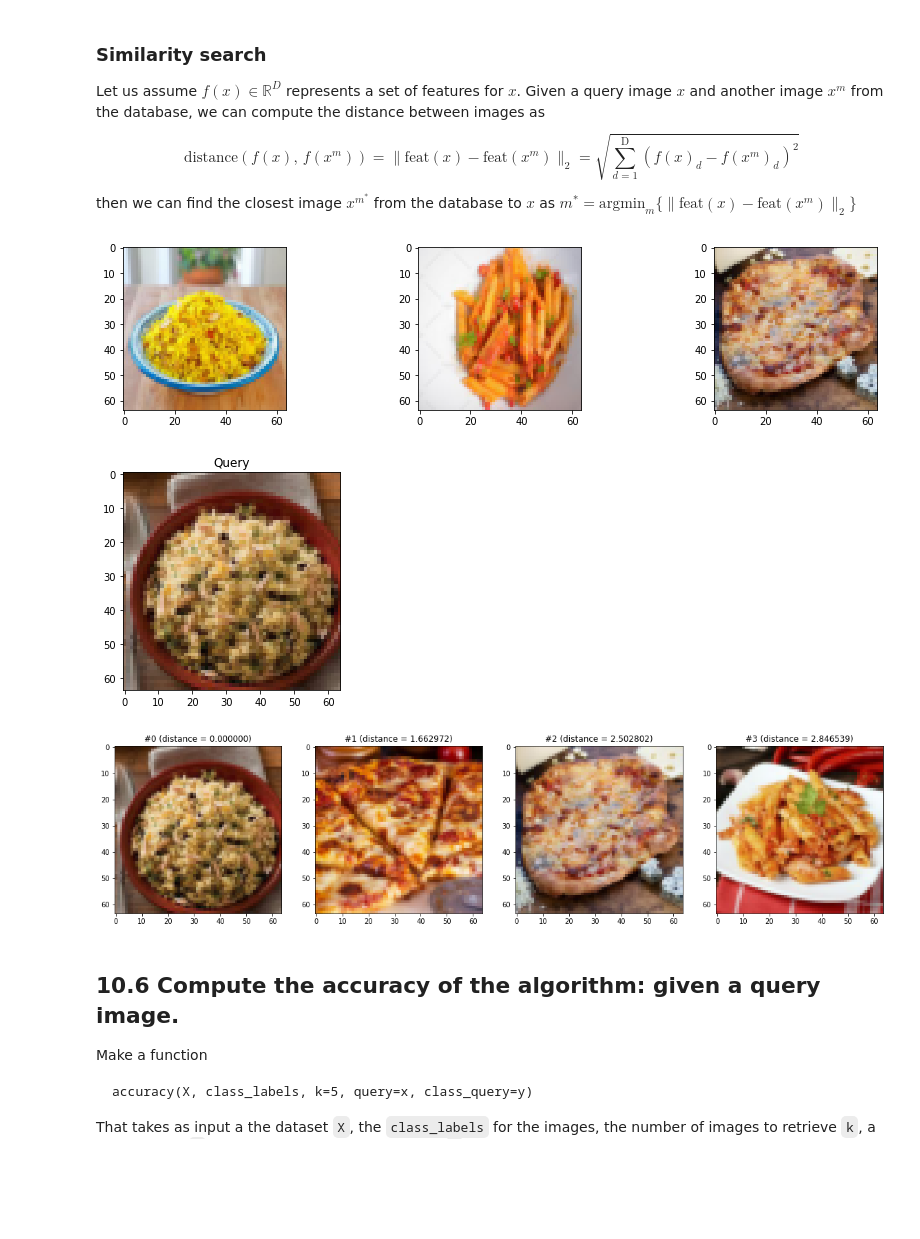
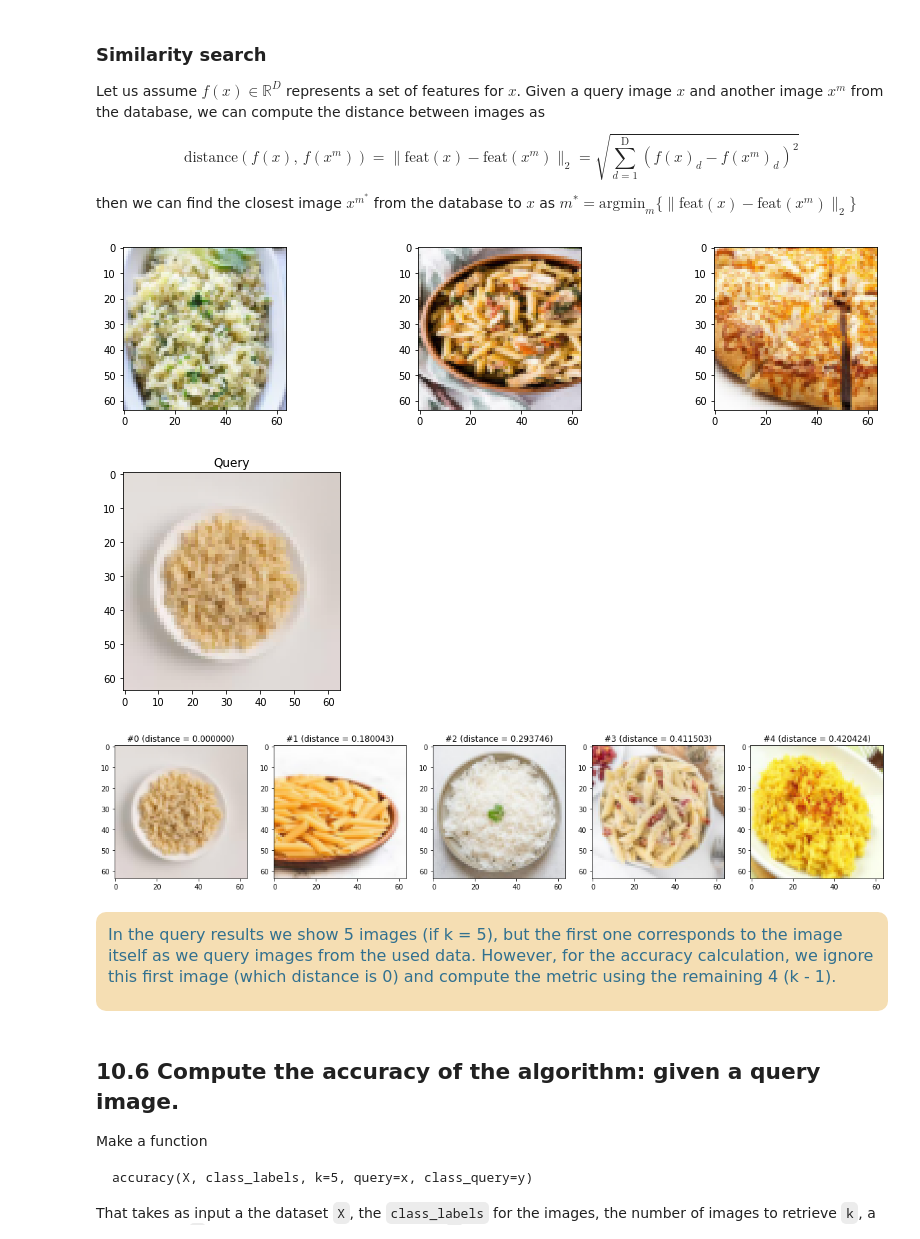
Before and after one commit to jdecid/MAI-CV, a Jupyter notebook: labs/s10/P10_JordiArmengol_JosepDeCid.ipynb, the cells around one changed output. Saved outputs shown, nothing was run; the diff lists cells and outputs as text; code cells hidden in the pictures; blank space fills up the shorter version.

```diff
--- a/labs/s10/P10_JordiArmengol_JosepDeCid.ipynb
+++ b/labs/s10/P10_JordiArmengol_JosepDeCid.ipynb
@@ -51,10 +45,3 @@ TODO: Remove this cell
-# %%
-## submission has to be done with the entire set of images
-## remove this cell for submission
-
-rice_images = rice_images[0:5]
-pasta_images = pasta_images[0:5]
-pizza_images = pizza_images[0:5]
 # %%
 fig, ax= plt.subplots(ncols=3, nrows=1, figsize=(8,8))
 
@@ -213,11 +198,13 @@ Total images: 15
 # %%
+from tqdm.notebook import tqdm
+
 def get_class_features(all_images, filter_bank):
     n_images = len(all_images)
     n_filters = filter_bank.shape[-1]
 
     all_feature_vectors = np.zeros(shape=(n_images, n_filters))
 
-    for idx, image in enumerate(all_images):
+    for idx, image in enumerate(tqdm(all_images, desc='Extracting class features', ncols=800)):
         im_gray = skimage.color.rgb2gray(image)
         all_feature_vectors[idx] = features_from_filter_bank(im_gray, filter_bank, n_filters)
 
@@ -273,9 +260,9 @@ $$
 then we can find the closest image $x^{m^*}$ from the database to $x$ as $m^* =  \text{argmin}_{m} \{ \| \text{feat}(x)  - \text{feat}(x^m)  \|_2 \}$
 # %%
 X = np.array(all_feature_vectors)
-ind_1 = 1
-ind_2 = 6
-ind_3 = 11
+ind_1 = 0
+ind_2 = 30
+ind_3 = 60
 
 query_1 = X[ind_1,:]
 query_2 = X[ind_2,:]
@@ -289,36 +276,51 @@ ax[2].imshow(all_images[ind_3])
 
 plt.show()
 # %% [output]
-[figure, old version]
+[figure, new version]
 # %%
-def retrieve_k_images_from_X(query, X, k, visualize=False, cmap='gray'):
-    query_gray = skimage.color.rgb2gray(query)
+def retrieve_k_images_from_X(original_query, X, k, visualize=False, rgb=False):
+    n_images = X.shape[0]
     n_filters = filter_bank.shape[-1]
-    query_feat = features_from_filter_bank(query_gray, filter_bank, n_filters)
-    distances = np.zeros(X.shape[0])
-    for i in range(0, X.shape[0]):
-        distances[i] = np.linalg.norm(query_feat - X[i])
+
+    if not rgb:
+        query = skimage.color.rgb2gray(original_query)
+        query_feat = features_from_filter_bank(query, filter_bank, n_filters)
+    else:
+        query_feat_r = features_from_filter_bank(original_query[:, :, 0], filter_bank, n_filters)
+        query_feat_g = features_from_filter_bank(original_query[:, :, 1], filter_bank, n_filters)
+        query_feat_b = features_from_filter_bank(original_query[:, :, 2], filter_bank, n_filters)
+        query_feat = np.ravel([query_feat_r, query_feat_g, query_feat_b], order='F')
+
+    query_feat = np.tile(query_feat, reps=(n_images, 1))
+    distances = np.linalg.norm(X - query_feat, axis=1)
+
     closest_images_idx = np.argsort(distances)[:k]
     distances = distances[closest_images_idx]
 
     if visualize:
         plt.figure()
-        plt.imshow(query, cmap=cmap)
+        plt.imshow(original_query, cmap='gray' if rgb else 'jet')
         plt.title('Query')
 
         f, ax = plt.subplots(1, k, figsize=(20, 5))
         for i in range(k):
             ax[i].imshow(all_images[closest_images_idx[i]])
             ax[i].set_title(f'#{i} (distance = {distances[i]:.6f})')
 
         plt.show()
 
     return closest_images_idx, distances
 
-_ = retrieve_k_images_from_X(rice_images[2], X, 4, visualize=True)
+_ = retrieve_k_images_from_X(rice_images[5], X, 5, visualize=True)
 # %% [output]
-[figure, old version]
+[figure, new version]
-[figure, old version]
+[figure, new version]
+# %% [markdown]
+<div class = "alert alert-info" style = "background-color:Wheat;border-radius:10px;border-width:3px;border-color:darkgreen;font-family:Verdana,sans-serif;font-size:16px;">
+
+In the query results we show 5 images (if k = 5), but the first one corresponds to the image itself as we query images from the used data. However, for the accuracy calculation, we ignore this first image (which distance is 0) and compute the metric using the remaining 4 (k - 1).
+
+</div>
 # %% [markdown]
 ## 10.6 Compute the accuracy of the algorithm: given a query image.
 
```
Also changed, not shown: parts of 18 cells of this notebook.
